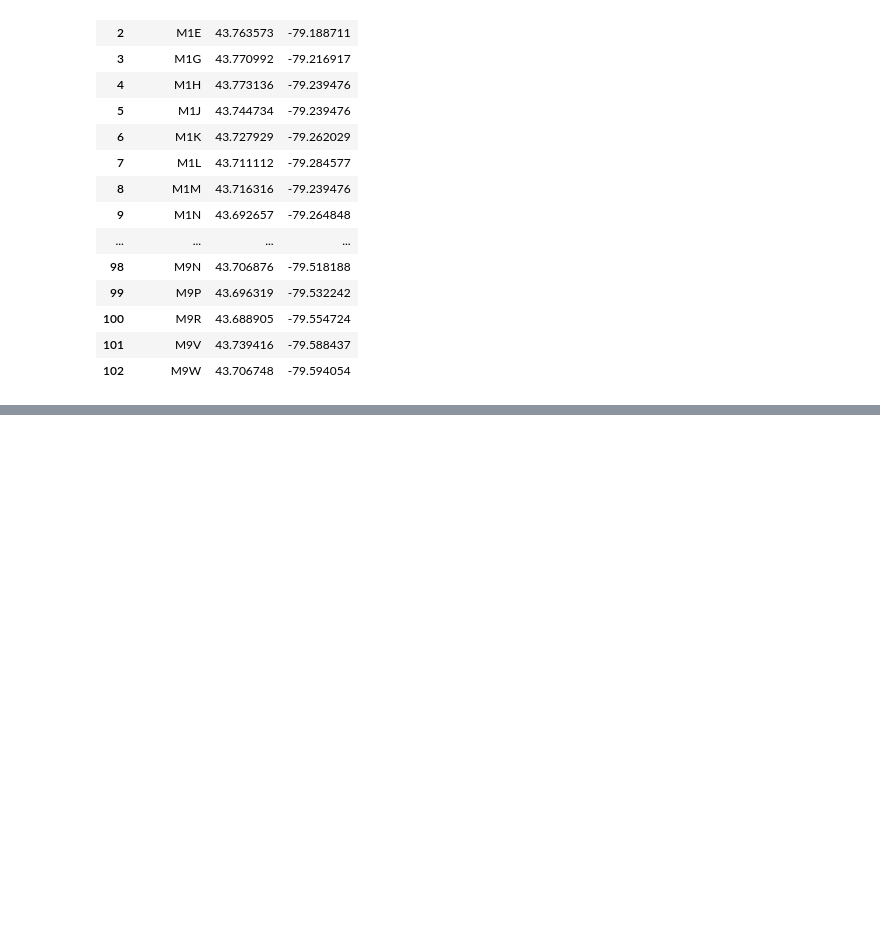
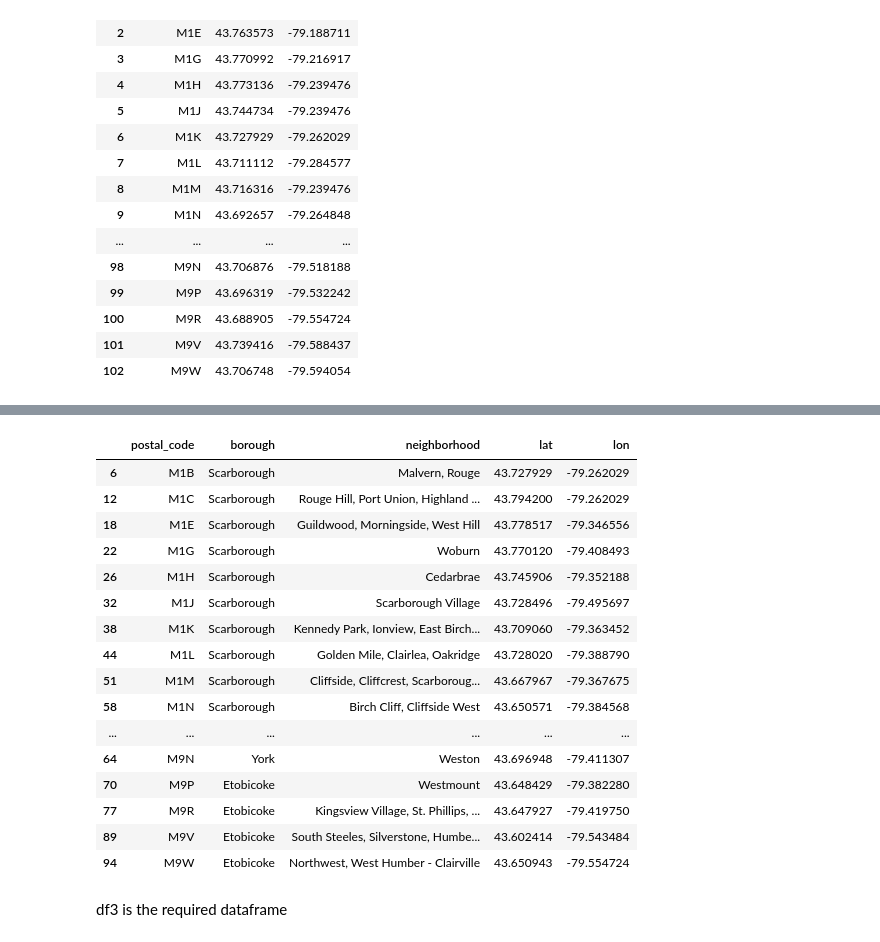
Before and after one commit to nnkurhade/Coursera_Capstone, a Jupyter notebook: Coursera_Capstone_Assign_2.ipynb, the cells around one changed output, grey strips where cells are left out. Drawn from its saved outputs; the diff is of its cells as text; code cells hidden in the pictures; blank space fills up the shorter version.

```diff
--- a/Coursera_Capstone_Assign_2.ipynb
+++ b/Coursera_Capstone_Assign_2.ipynb
@@ -277,6 +277,6 @@ df2
 | 101 | M9V | 43.739416 | -79.588437 |
 | 102 | M9W | 43.706748 | -79.594054 |
 # %%
-df2.sort_values(by = reversed['Postal Code'],ascending = True, inplace = True)
+df2.sort_values(by = ['Postal Code'],ascending = True, inplace = True)
 df2
 # %% [output]
@@ -283,0 +321,23 @@ TypeError: 'type' object is not subscriptable
+# %%
+df3[['lat','lon']] = df2[['Latitude','Longitude']]
+df3
+# %% [output]
+|  | postal_code | borough | neighborhood | lat | lon |
+| 6 | M1B | Scarborough | Malvern, Rouge | 43.727929 | -79.262029 |
+| 12 | M1C | Scarborough | Rouge Hill, Port Union, Highland ... | 43.794200 | -79.262029 |
+| 18 | M1E | Scarborough | Guildwood, Morningside, West Hill | 43.778517 | -79.346556 |
+| 22 | M1G | Scarborough | Woburn | 43.770120 | -79.408493 |
+| 26 | M1H | Scarborough | Cedarbrae | 43.745906 | -79.352188 |
+| 32 | M1J | Scarborough | Scarborough Village | 43.728496 | -79.495697 |
+| 38 | M1K | Scarborough | Kennedy Park, Ionview, East Birch... | 43.709060 | -79.363452 |
+| 44 | M1L | Scarborough | Golden Mile, Clairlea, Oakridge | 43.728020 | -79.388790 |
+| 51 | M1M | Scarborough | Cliffside, Cliffcrest, Scarboroug... | 43.667967 | -79.367675 |
+| 58 | M1N | Scarborough | Birch Cliff, Cliffside West | 43.650571 | -79.384568 |
+| ... | ... | ... | ... | ... | ... |
+| 64 | M9N | York | Weston | 43.696948 | -79.411307 |
+| 70 | M9P | Etobicoke | Westmount | 43.648429 | -79.382280 |
+| 77 | M9R | Etobicoke | Kingsview Village, St. Phillips, ... | 43.647927 | -79.419750 |
+| 89 | M9V | Etobicoke | South Steeles, Silverstone, Humbe... | 43.602414 | -79.543484 |
+| 94 | M9W | Etobicoke | Northwest, West Humber - Clairville | 43.650943 | -79.554724 |
+# %% [markdown]
+df3 is the required dataframe
```
Also changed, not shown: parts of 2 cells of this notebook.
